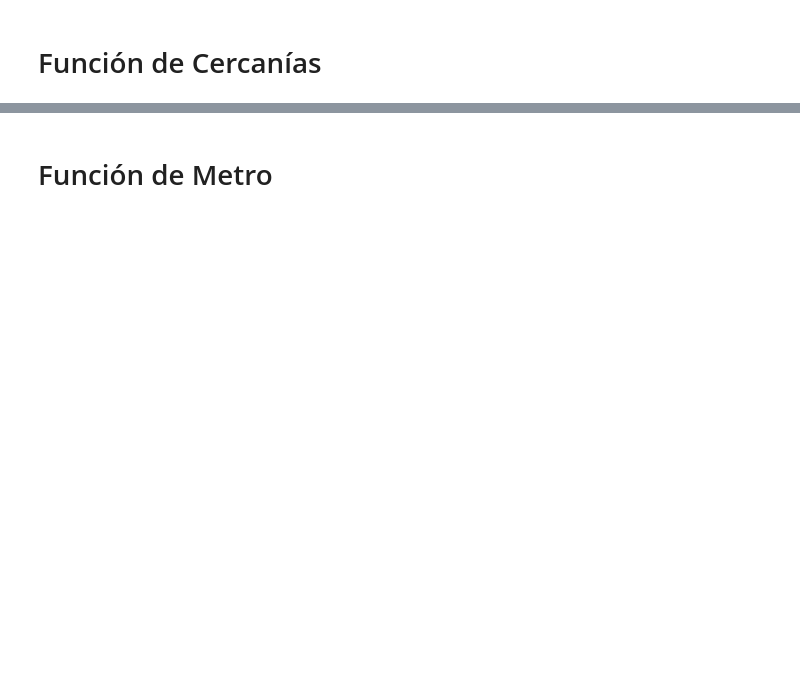
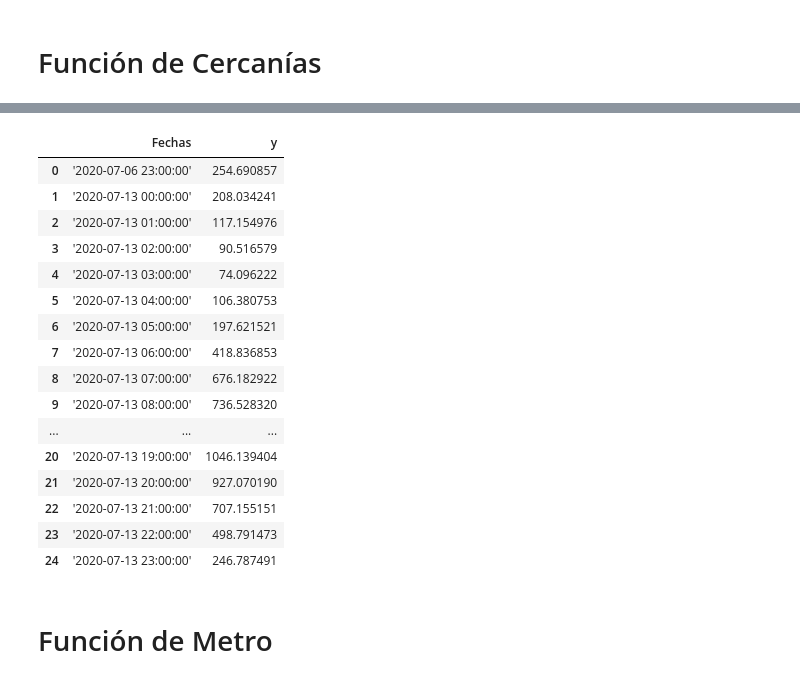
Before and after one commit to Jhonvalencia77/10mo_avance, a Jupyter notebook: Produccion/Prototipo.ipynb, the cells around one changed output, grey strips where cells are left out. Cells and saved outputs as stored; diff of their text form; code cells hidden in the pictures; blank space fills up the shorter version.

```diff
--- a/Produccion/Prototipo.ipynb
+++ b/Produccion/Prototipo.ipynb
@@ -505,9 +516,10 @@ start2 = False
 start3 = False
 start4 = False
 m = None
+Chamartin = pd.DataFrame({})
 lista_Lunes = []
 # Definir fecha a predecir
-end_date = datetime(2020, 7, 20, 0, 0, 0)
+end_date = datetime(2020, 7, 19, 23, 0, 0)
 # Crear dataframe "future"
 future = pd.DataFrame({'ds': pd.date_range(start=datetime(2020, 6, 21), end=end_date, freq='H')})
 
@@ -560,3 +572,16 @@ cont += 1
 print(cont)
 
 Chamartin_up_Renfe = StopForecast.Input_Estimate_Cercanias(prediction,subsetNn,timeseries_o,lista_Lunes)
+
+def Copy_y(Fecha):
+    newFecha = "'" + str(Fecha) + "'"
+    return (newFecha)
+
+Chamartin_prueba = Chamartin_up_Renfe.copy()
+Chamartin_prueba['Fechas'] = Chamartin_prueba.index.strftime('%Y-%m-%d %H:%M:%S')
+Chamartin_prueba = Chamartin_prueba.reset_index()
+
+Chamartin_prueba['newDate'] = Chamartin_prueba['Fechas'].apply(Copy_y)
+
+nuevo_df = pd.DataFrame(Chamartin_prueba['newDate'].values, columns=['Fechas'])
+nuevo_df['y'] = Chamartin_prueba['y']
@@ -565,3 +637,23 @@ print(Chamartin_up_Renfe)
+# %%
+nuevo_df
+# %% [output]
+|  | Fechas | y |
+| 0 | '2020-07-06 23:00:00' | 254.690857 |
+| 1 | '2020-07-13 00:00:00' | 208.034241 |
+| 2 | '2020-07-13 01:00:00' | 117.154976 |
+| 3 | '2020-07-13 02:00:00' | 90.516579 |
+| 4 | '2020-07-13 03:00:00' | 74.096222 |
+| 5 | '2020-07-13 04:00:00' | 106.380753 |
+| 6 | '2020-07-13 05:00:00' | 197.621521 |
+| 7 | '2020-07-13 06:00:00' | 418.836853 |
+| 8 | '2020-07-13 07:00:00' | 676.182922 |
+| 9 | '2020-07-13 08:00:00' | 736.528320 |
+| ... | ... | ... |
+| 20 | '2020-07-13 19:00:00' | 1046.139404 |
+| 21 | '2020-07-13 20:00:00' | 927.070190 |
+| 22 | '2020-07-13 21:00:00' | 707.155151 |
+| 23 | '2020-07-13 22:00:00' | 498.791473 |
+| 24 | '2020-07-13 23:00:00' | 246.787491 |
 # %% [markdown]
 # Función de Metro
 # %%
```
Also changed, not shown: parts of 4 cells of this notebook, 3 other files.
